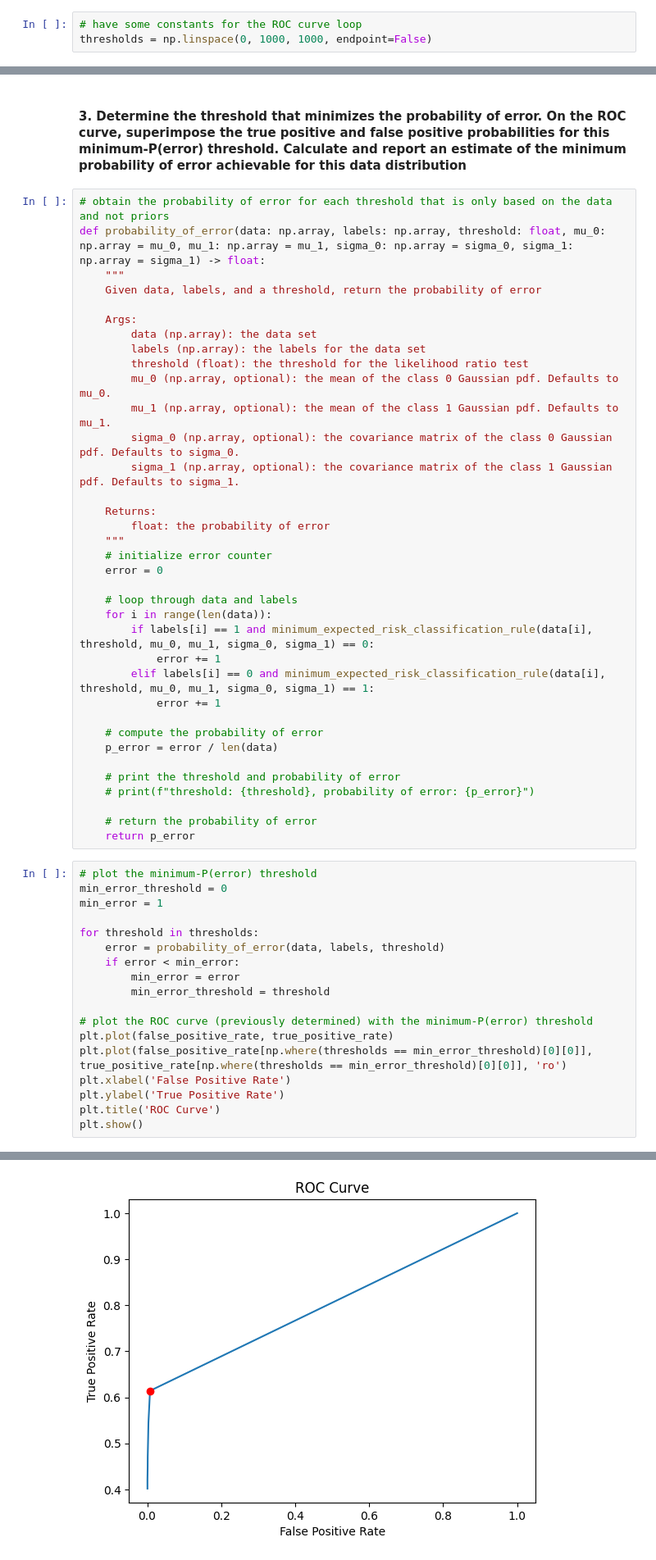
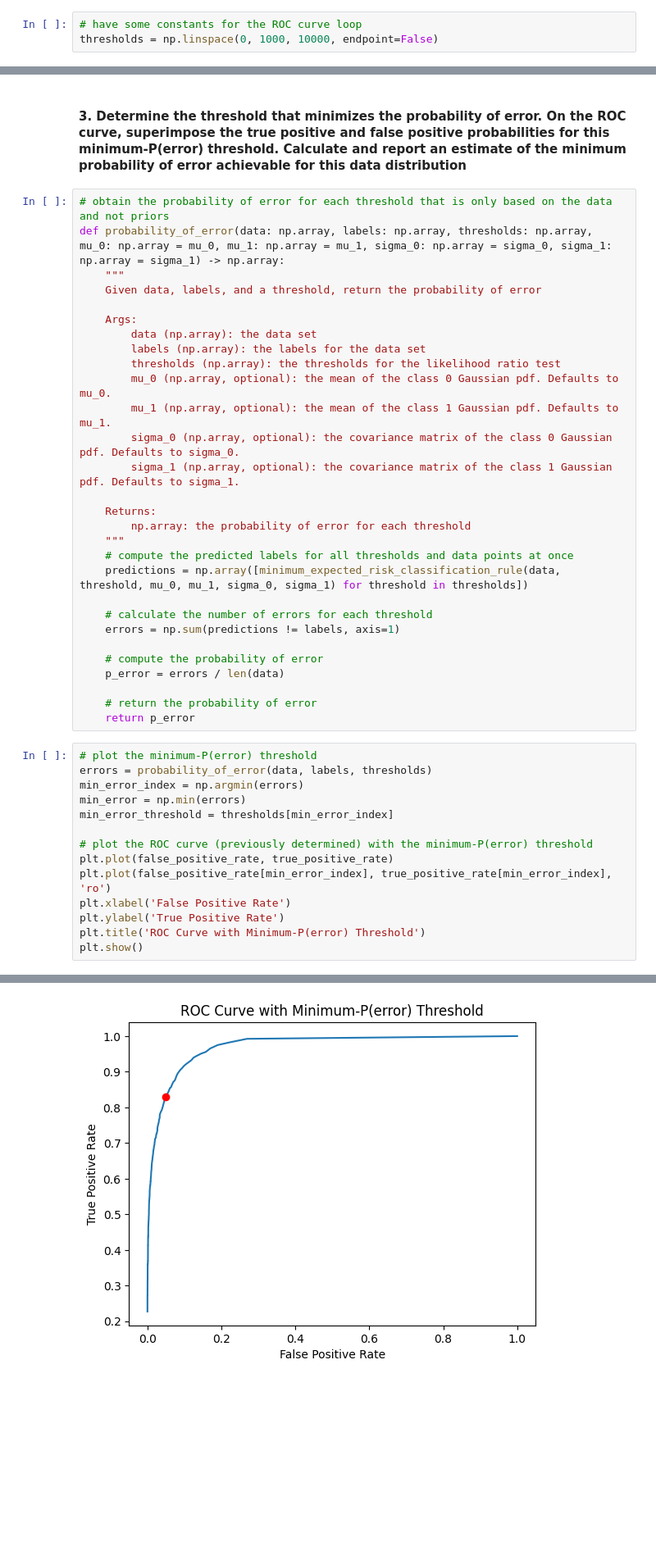
Before and after one commit to chrisswagler/machine-learning, a Jupyter notebook: PS1/p1.ipynb, the cells around one changed output, grey strips where cells are left out. Shown at 82% size. Drawn from its saved outputs; the diff is of its cells as text; blank space fills up the shorter version.

```diff
--- a/PS1/p1.ipynb
+++ b/PS1/p1.ipynb
@@ -140,4 +122,4 @@ def ROC_curve(data: np.array, labels: np.array, threshold: float, mu_0: np.array
 # %%
 # have some constants for the ROC curve loop
-thresholds = np.linspace(0, 1000, 1000, endpoint=False)
+thresholds = np.linspace(0, 1000, 10000, endpoint=False)
 # %%
@@ -159,56 +137,45 @@ KeyboardInterrupt:
 #### 3. Determine the threshold that minimizes the probability of error. On the ROC curve, superimpose the true positive and false positive probabilities for this minimum-P(error) threshold. Calculate and report an estimate of the minimum probability of error achievable for this data distribution
 # %%
 # obtain the probability of error for each threshold that is only based on the data and not priors
-def probability_of_error(data: np.array, labels: np.array, threshold: float, mu_0: np.array = mu_0, mu_1: np.array = mu_1, sigma_0: np.array = sigma_0, sigma_1: np.array = sigma_1) -> float:
+def probability_of_error(data: np.array, labels: np.array, thresholds: np.array, mu_0: np.array = mu_0, mu_1: np.array = mu_1, sigma_0: np.array = sigma_0, sigma_1: np.array = sigma_1) -> np.array:
     """
     Given data, labels, and a threshold, return the probability of error
 
     Args:
         data (np.array): the data set
         labels (np.array): the labels for the data set
-        threshold (float): the threshold for the likelihood ratio test
+        thresholds (np.array): the thresholds for the likelihood ratio test
         mu_0 (np.array, optional): the mean of the class 0 Gaussian pdf. Defaults to mu_0.
         mu_1 (np.array, optional): the mean of the class 1 Gaussian pdf. Defaults to mu_1.
         sigma_0 (np.array, optional): the covariance matrix of the class 0 Gaussian pdf. Defaults to sigma_0.
         sigma_1 (np.array, optional): the covariance matrix of the class 1 Gaussian pdf. Defaults to sigma_1.
 
     Returns:
-        float: the probability of error
+        np.array: the probability of error for each threshold
     """
-    # initialize error counter
-    error = 0
+    # compute the predicted labels for all thresholds and data points at once
+    predictions = np.array([minimum_expected_risk_classification_rule(data, threshold, mu_0, mu_1, sigma_0, sigma_1) for threshold in thresholds])
 
-    # loop through data and labels
-    for i in range(len(data)):
-        if labels[i] == 1 and minimum_expected_risk_classification_rule(data[i], threshold, mu_0, mu_1, sigma_0, sigma_1) == 0:
-            error += 1
-        elif labels[i] == 0 and minimum_expected_risk_classification_rule(data[i], threshold, mu_0, mu_1, sigma_0, sigma_1) == 1:
-            error += 1
+    # calculate the number of errors for each threshold
+    errors = np.sum(predictions != labels, axis=1)
 
     # compute the probability of error
-    p_error = error / len(data)
-
-    # print the threshold and probability of error
-    # print(f"threshold: {threshold}, probability of error: {p_error}")
+    p_error = errors / len(data)
 
     # return the probability of error
     return p_error
 # %%
 # plot the minimum-P(error) threshold
-min_error_threshold = 0
-min_error = 1
-
-for threshold in thresholds:
-    error = probability_of_error(data, labels, threshold)
-    if error < min_error:
-        min_error = error
-        min_error_threshold = threshold
+errors = probability_of_error(data, labels, thresholds)
+min_error_index = np.argmin(errors)
+min_error = np.min(errors)
+min_error_threshold = thresholds[min_error_index]
 
 # plot the ROC curve (previously determined) with the minimum-P(error) threshold
 plt.plot(false_positive_rate, true_positive_rate)
-plt.plot(false_positive_rate[np.where(thresholds == min_error_threshold)[0][0]], true_positive_rate[np.where(thresholds == min_error_threshold)[0][0]], 'ro')
+plt.plot(false_positive_rate[min_error_index], true_positive_rate[min_error_index], 'ro')
 plt.xlabel('False Positive Rate')
 plt.ylabel('True Positive Rate')
-plt.title('ROC Curve')
+plt.title('ROC Curve with Minimum-P(error) Threshold')
 plt.show()
 # %% [output]
@@ -225,3 +182,3 @@ threshold: 100.0, probability of error: 0.1745
-[figure, old version]
+[figure, new version]
 # %%
 # P(error; threshold) = P(D=1|Y=0)P(Y=0) + P(D=0|Y=1)P(Y=1)
```
Also changed, not shown: parts of 12 cells of this notebook.
